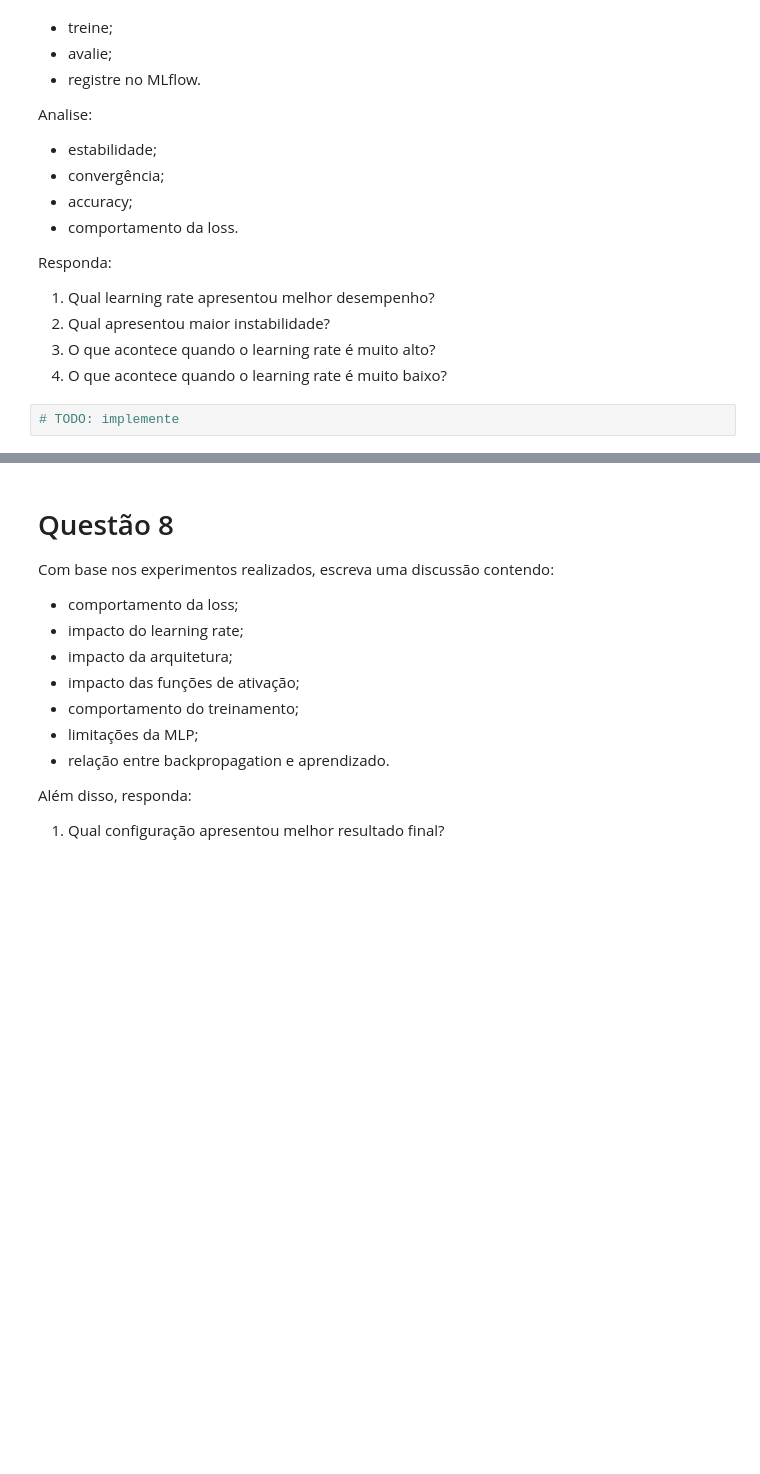
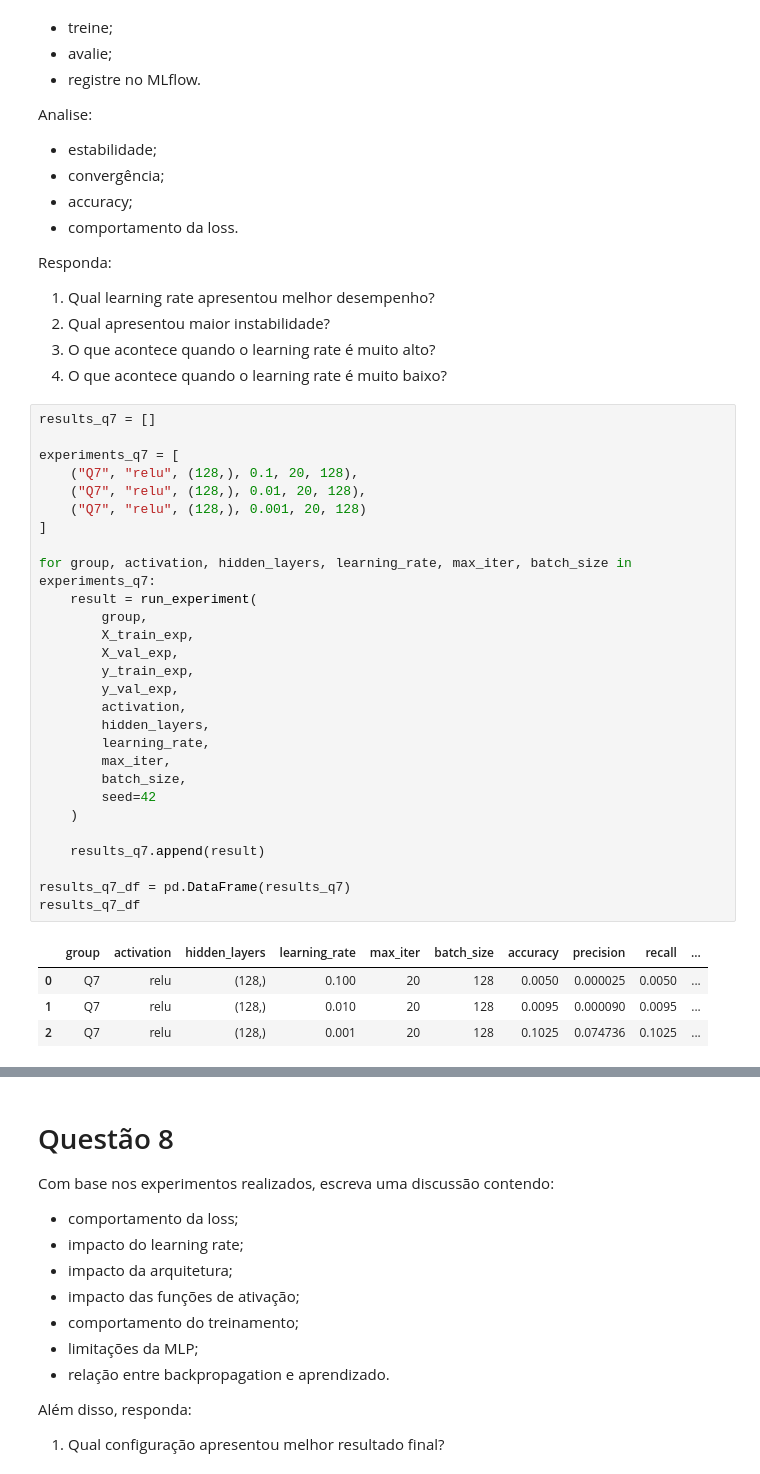
Before and after one commit to ddefbcourses/atividade-05-deep-learning-ii-lilymtbr, a Jupyter notebook: notebooks/assignment.ipynb, the cells around one changed output, grey strips where cells are left out. Cells and saved outputs as stored; diff of their text form; blank space fills up the shorter version.

```diff
--- a/notebooks/assignment.ipynb
+++ b/notebooks/assignment.ipynb
@@ -328,5 +715,36 @@ Responda:
 2. Qual apresentou maior instabilidade?
 3. O que acontece quando o learning rate é muito alto?
 4. O que acontece quando o learning rate é muito baixo?
-# %%
-# TODO: implemente
+# %%
+results_q7 = []
+
+experiments_q7 = [
+    ("Q7", "relu", (128,), 0.1, 20, 128),
+    ("Q7", "relu", (128,), 0.01, 20, 128),
+    ("Q7", "relu", (128,), 0.001, 20, 128)
+]
+
+for group, activation, hidden_layers, learning_rate, max_iter, batch_size in experiments_q7:
+    result = run_experiment(
+        group,
+        X_train_exp,
+        X_val_exp,
+        y_train_exp,
+        y_val_exp,
+        activation,
+        hidden_layers,
+        learning_rate,
+        max_iter,
+        batch_size,
+        seed=42
+    )
+
+    results_q7.append(result)
+
+results_q7_df = pd.DataFrame(results_q7)
+results_q7_df
+# %% [output]
+|  | group | activation | hidden_layers | learning_rate | max_iter | batch_size | accuracy | precision | recall | ... |
+| 0 | Q7 | relu | (128,) | 0.100 | 20 | 128 | 0.0050 | 0.000025 | 0.0050 | ... |
+| 1 | Q7 | relu | (128,) | 0.010 | 20 | 128 | 0.0095 | 0.000090 | 0.0095 | ... |
+| 2 | Q7 | relu | (128,) | 0.001 | 20 | 128 | 0.1025 | 0.074736 | 0.1025 | ... |
```
Also changed, not shown: parts of 26 cells of this notebook.
